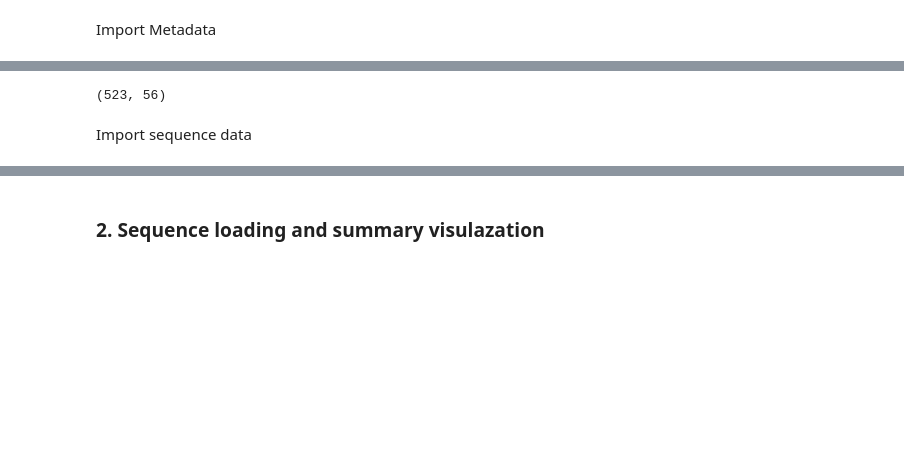
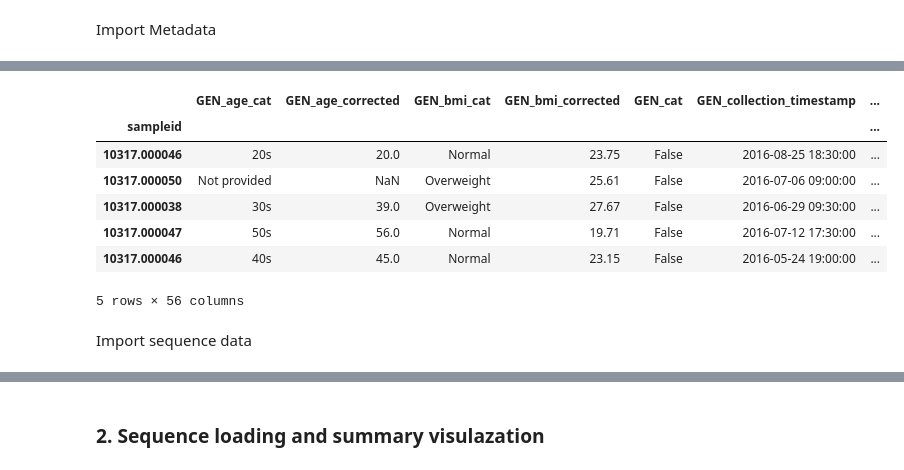
Before and after one commit to dhasanova99/HealthyFood, a Jupyter notebook: JupyterDocs/C_Sequence_import.ipynb, the cells around one changed output, grey strips where cells are left out. Drawn from its saved outputs; the diff is of its cells as text; code cells hidden in the pictures; blank space fills up the shorter version.

```diff
--- a/JupyterDocs/C_Sequence_import.ipynb
+++ b/JupyterDocs/C_Sequence_import.ipynb
@@ -27,11 +27,18 @@ Import Metadata
 # %%
 metadata_df = pd.read_csv(f'{data_dir}/sample_meta_data.tsv', sep='\t', index_col=0)
-# %%
-metadata_df.shape
-# %% [output]
-(523, 56)
-# %% [markdown]
-Import sequence data
+# %%
+metadata_df.head()
+# %% [output]
+|  | GEN_age_cat | GEN_age_corrected | GEN_bmi_cat | GEN_bmi_corrected | GEN_cat | GEN_collection_timestamp | ... |
+| sampleid |  |  |  |  |  |  | ... |
+| 10317.000046 | 20s | 20.0 | Normal | 23.75 | False | 2016-08-25 18:30:00 | ... |
+| 10317.000050 | Not provided | NaN | Overweight | 25.61 | False | 2016-07-06 09:00:00 | ... |
+| 10317.000038 | 30s | 39.0 | Overweight | 27.67 | False | 2016-06-29 09:30:00 | ... |
+| 10317.000047 | 50s | 56.0 | Normal | 19.71 | False | 2016-07-12 17:30:00 | ... |
+| 10317.000046 | 40s | 45.0 | Normal | 23.15 | False | 2016-05-24 19:00:00 | ... |
+5 rows × 56 columns
+# %% [markdown]
+Import sequence data
 # %%
 ! wget -nv -O $data_dir/seq_data.qza 'https://polybox.ethz.ch/index.php/s/AsLORlvUbwgBWTq/download'
 # %% [output]
```
Also changed, not shown: parts of 16 cells of this notebook.
